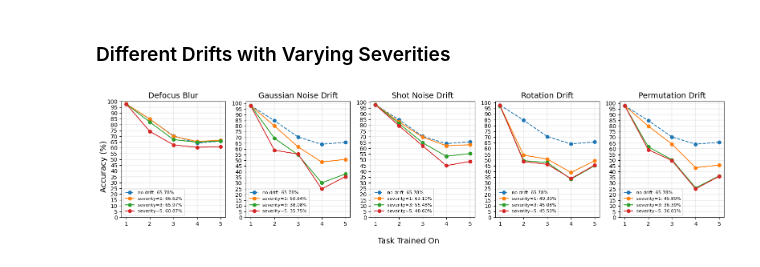
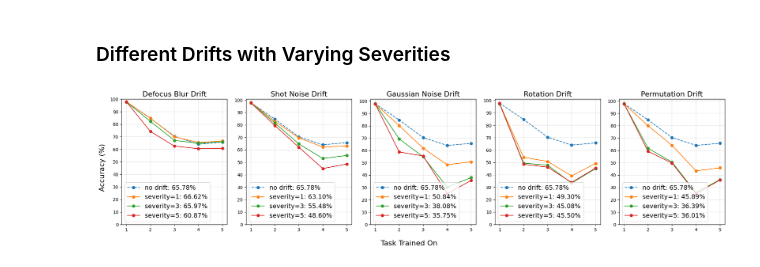
Before and after one commit to AlifAshrafee/Concept-Drift-Results, a Jupyter notebook: S-CIFAR-10-n-2-drift-severity-variation-impacts.ipynb, the cells around one changed output. Saved outputs shown, nothing was run; the diff lists cells and outputs as text; code cells hidden in the pictures.

```diff
--- a/CIFAR-10-n-2-drift-severity-variation-impacts.ipynb
+++ b/S-CIFAR-10-n-2-drift-severity-variation-impacts.ipynb
@@ -645,7 +645,7 @@ def plot_cumulative_subplots(cumulative_averages, subtitles, plot_filename=""):
 
     labels = ["no drift", "severity=1", "severity=3", "severity=5"]
 
-    fig, axes = plt.subplots(1, len(cumulative_averages) // 4, figsize=(16, 4))
+    fig, axes = plt.subplots(1, len(cumulative_averages) // 4, figsize=(20, 5))
 
     for i in range(len(cumulative_averages) // 4):
         for j in range(4):
@@ -656,13 +656,13 @@ def plot_cumulative_subplots(cumulative_averages, subtitles, plot_filename=""):
                 label=f"{labels[j]}: {cumulative_averages[4 * i + j][-1]:.2f}%",
             )
             axes[i].grid(True, linewidth=0.3)
-            axes[i].set_title(subtitles[i], fontsize=14)
-            axes[i].legend(prop={"size": 8}, loc="lower left")
+            axes[i].set_title(subtitles[i], fontsize=16)
+            axes[i].legend(prop={"size": 14}, loc="lower left")
             axes[i].set_xticks(range(1, len(cumulative_averages[i]) + 1))
-            axes[i].set_yticks(list(range(0, 101, 5)))
+            axes[i].set_yticks(list(range(0, 101, 10)))
 
-    fig.supxlabel("Task Trained On", fontsize=14)
-    fig.supylabel("Accuracy (%)", fontsize=14)
+    fig.supxlabel("Task Trained On", fontsize=16)
+    fig.supylabel("Accuracy (%)\n", fontsize=16)
     plt.tight_layout()
     if plot_filename != "" and len(plot_filename) > 0:
         plt.savefig(plot_filename, format="pdf", dpi=300)
@@ -670,35 +670,35 @@ def plot_cumulative_subplots(cumulative_averages, subtitles, plot_filename=""):
 # %%
 plot_cumulative_subplots(
     [
         er_no_drift_avgs,
         er_defocus_blur_s1_avgs,
         er_defocus_blur_s3_avgs,
         er_defocus_blur_s5_avgs,
         er_no_drift_avgs,
+        er_shot_noise_s1_avgs,
+        er_shot_noise_s3_avgs,
+        er_shot_noise_s5_avgs,
+        er_no_drift_avgs,
         er_gaussian_noise_s1_avgs,
         er_gaussian_noise_s3_avgs,
         er_gaussian_noise_s5_avgs,
-        er_no_drift_avgs,
-        er_shot_noise_s1_avgs,
-        er_shot_noise_s3_avgs,
-        er_shot_noise_s5_avgs,
         er_no_drift_avgs,
         er_rotation_s1_avgs,
         er_rotation_s3_avgs,
         er_rotation_s5_avgs,
         er_no_drift_avgs,
         er_permutation_s1_avgs,
         er_permutation_s3_avgs,
         er_permutation_s5_avgs,
     ],
     [
-        "Defocus Blur",
+        "Defocus Blur Drift",
+        "Shot Noise Drift",
         "Gaussian Noise Drift",
-        "Shot Noise Drift",
         "Rotation Drift",
         "Permutation Drift",
     ],
     plot_filename="CIFAR10_Buff_5000_n_2_drift_vs_severities.pdf"
 )
 # %% [output]
-[figure, old version]
+[figure, new version]
```
Also changed, not shown: parts of 1 cell of this notebook, 39 other files.
